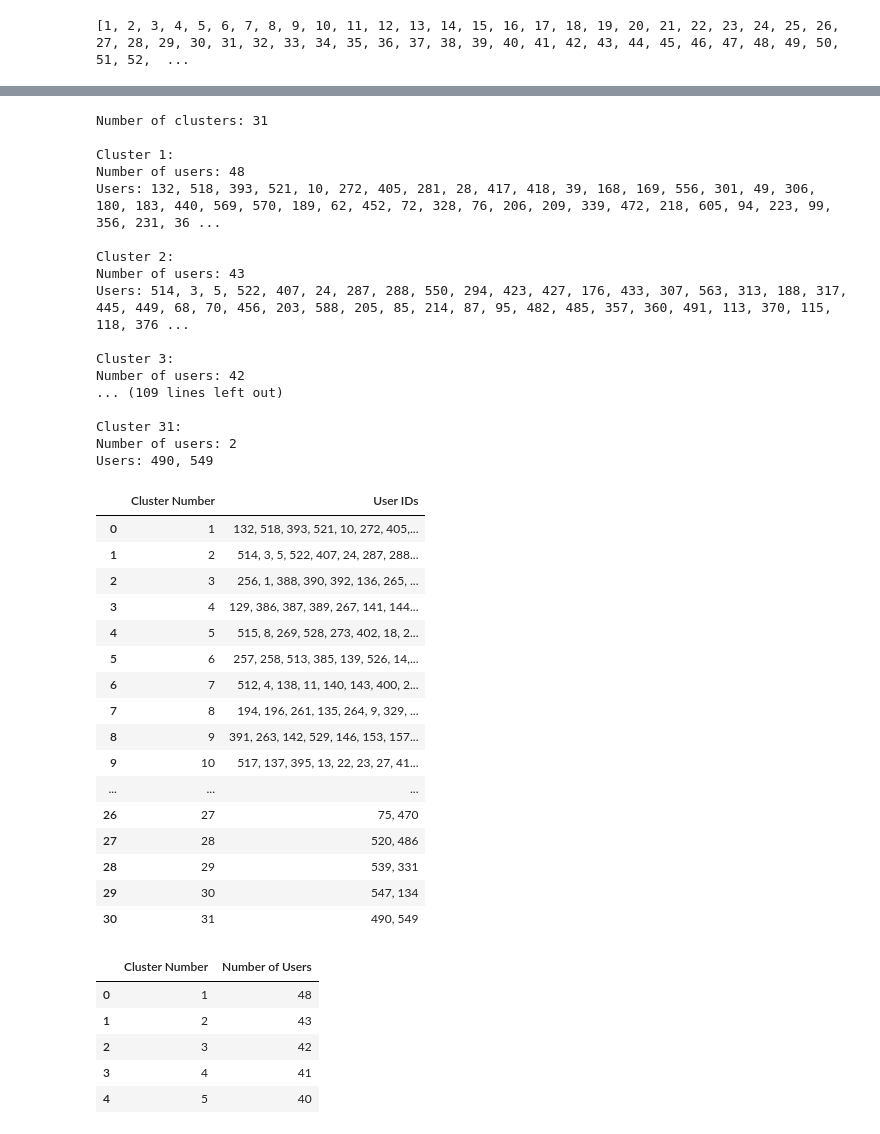
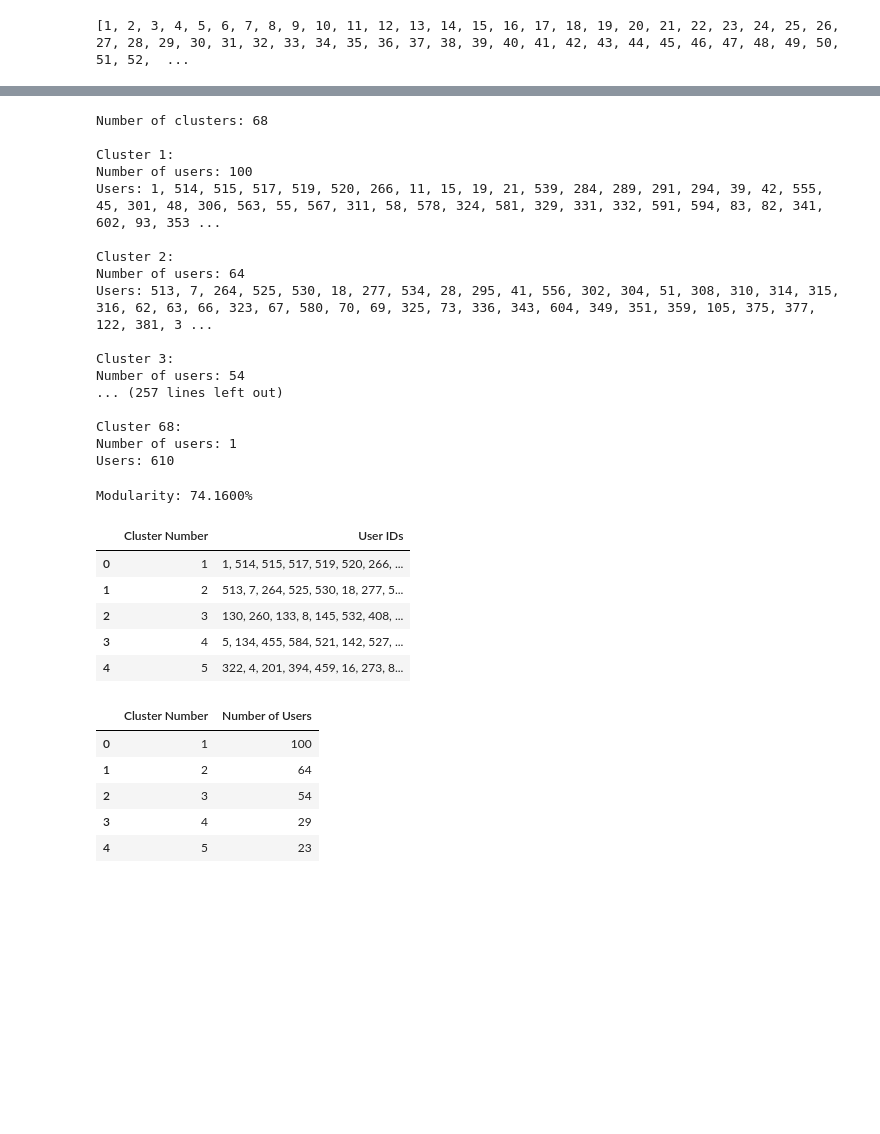
Before and after one commit to mohammed21kamall/Graduation-Project, a Jupyter notebook: Model AI/Prediction Code/NetworkCommunities.ipynb, the cells around one changed output, grey strips where cells are left out. Drawn from its saved outputs; the diff is of its cells as text; code cells hidden in the pictures; blank space fills up the shorter version.

```diff
--- a/Model AI/Prediction Code/NetworkCommunities.ipynb
+++ b/Model AI/Prediction Code/NetworkCommunities.ipynb
@@ -5,7 +5,7 @@ import heapq
 import matplotlib.pyplot as plt
 from networkx.algorithms.community import greedy_modularity_communities
 # %%
-RATINGS = pd.read_csv('drive/MyDrive/Dataset2/ratings.csv')
+RATINGS = pd.read_csv('drive/MyDrive/Dataset2/General Result/ratings.csv')
 # %%
 RATINGS.head()
 # %% [output]
@@ -22,13 +22,14 @@ print(USERS)
 # %% [output]
 [1, 2, 3, 4, 5, 6, 7, 8, 9, 10, 11, 12, 13, 14, 15, 16, 17, 18, 19, 20, 21, 22, 23, 24, 25, 26, 27, 28, 29, 30, 31, 32, 33, 34, 35, 36, 37, 38, 39, 40, 41, 42, 43, 44, 45, 46, 47, 48, 49, 50, 51, 52,  ...
 # %%
-SIMILARITY = pd.read_csv('drive/MyDrive/Dataset2/SimilarityOfUsers.csv')
+SIMILARITY = pd.read_csv('drive/MyDrive/Dataset2/General Result/SimilartMatrix.csv')
 # Clip values to 1.0
 SIMILARITY = SIMILARITY.clip(upper=1.0)
 # Apply lambda function to replace negative values with 0
 SIMILARITY = SIMILARITY.applymap(lambda x: max(0, x))
 # Start the row index from 1
 SIMILARITY.index = range(1, len(SIMILARITY) + 1)
+SIMILARITY = SIMILARITY.drop(columns=['Unnamed: 0'])
 # %%
 SIMILARITY.head()
 # %% [output]
@@ -115,13 +116,10 @@ def plot_network(G):
 
     plt.title("Complex Network Based on User Similarities")
     plt.show()
-
 # Example usage:
-k = 2
+k = 1
 p = 1
-
 network = model_complex_network(USERS, similarity_results, k, p)
-
 # Print edges with weights
 for u, v, data in network.edges(data=True):
     print(f"Edge ({u}, {v}) with weight {data['weight']}")
@@ -171,71 +167,56 @@ def calculate_modularity(network, communities):
     # Convert the list of communities to a format accepted by the modularity function
     community_list = [set(community) for community in communities]
     return modularity(network, community_list)
-
 # Detect communities
 COMMUNITY = detect_communities(network)
-
 # Print community information
 print_communities(COMMUNITY)
 # %% [output]
-Number of clusters: 31
+Number of clusters: 68
 
 Cluster 1:
-Number of users: 48
-Users: 132, 518, 393, 521, 10, 272, 405, 281, 28, 417, 418, 39, 168, 169, 556, 301, 49, 306, 180, 183, 440, 569, 570, 189, 62, 452, 72, 328, 76, 206, 209, 339, 472, 218, 605, 94, 223, 99, 356, 231, 36 ...
+Number of users: 100
+Users: 1, 514, 515, 517, 519, 520, 266, 11, 15, 19, 21, 539, 284, 289, 291, 294, 39, 42, 555, 45, 301, 48, 306, 563, 55, 567, 311, 58, 578, 324, 581, 329, 331, 332, 591, 594, 83, 82, 341, 602, 93, 353 ...
 
 Cluster 2:
-Number of users: 43
-Users: 514, 3, 5, 522, 407, 24, 287, 288, 550, 294, 423, 427, 176, 433, 307, 563, 313, 188, 317, 445, 449, 68, 70, 456, 203, 588, 205, 85, 214, 87, 95, 482, 485, 357, 360, 491, 113, 370, 115, 118, 376 ...
+Number of users: 64
+Users: 513, 7, 264, 525, 530, 18, 277, 534, 28, 295, 41, 556, 302, 304, 51, 308, 310, 314, 315, 316, 62, 63, 66, 323, 67, 580, 70, 69, 325, 73, 336, 343, 604, 349, 351, 359, 105, 375, 377, 122, 381, 3 ...
 
 Cluster 3:
-Number of users: 42
-... (109 lines left out)
+Number of users: 54
+... (257 lines left out)
 
-Cluster 31:
-Number of users: 2
-Users: 490, 549
+Cluster 68:
+Number of users: 1
+Users: 610
+# %%
+accuracy = calculate_modularity(network, COMMUNITY)
+print(f"Modularity: {accuracy*100:.4f}%")
+# %% [output]
+Modularity: 74.1600%
 # %%
-
 def communities_to_dataframe(communities):
     # Initialize an empty list to store dictionaries
     rows = []
-
     # Iterate through the communities
     for i, community in enumerate(communities):
         # Concatenate user IDs into a string
         user_ids = ', '.join(map(str, community))
-
         # Append cluster number and user IDs as a dictionary
         rows.append({'Cluster Number': i+1, 'User IDs': user_ids})
-
     # Convert the list of dictionaries into a DataFrame
-
     df = pd.DataFrame(rows)
-
     return df
-
 # Convert communities to DataFrame
 NETWORK_CLUSTER = communities_to_dataframe(COMMUNITY)
-NETWORK_CLUSTER.head(50)
+NETWORK_CLUSTER.head()
 # %% [output]
 |  | Cluster Number | User IDs |
-| 0 | 1 | 132, 518, 393, 521, 10, 272, 405,... |
-| 1 | 2 | 514, 3, 5, 522, 407, 24, 287, 288... |
-| 2 | 3 | 256, 1, 388, 390, 392, 136, 265, ... |
-| 3 | 4 | 129, 386, 387, 389, 267, 141, 144... |
-| 4 | 5 | 515, 8, 269, 528, 273, 402, 18, 2... |
-| 5 | 6 | 257, 258, 513, 385, 139, 526, 14,... |
-| 6 | 7 | 512, 4, 138, 11, 140, 143, 400, 2... |
-| 7 | 8 | 194, 196, 261, 135, 264, 9, 329, ... |
-| 8 | 9 | 391, 263, 142, 529, 146, 153, 157... |
-| 9 | 10 | 517, 137, 395, 13, 22, 23, 27, 41... |
-| ... | ... | ... |
-| 26 | 27 | 75, 470 |
-| 27 | 28 | 520, 486 |
-| 28 | 29 | 539, 331 |
-| 29 | 30 | 547, 134 |
-| 30 | 31 | 490, 549 |
+| 0 | 1 | 1, 514, 515, 517, 519, 520, 266, ... |
+| 1 | 2 | 513, 7, 264, 525, 530, 18, 277, 5... |
+| 2 | 3 | 130, 260, 133, 8, 145, 532, 408, ... |
+| 3 | 4 | 5, 134, 455, 584, 521, 142, 527, ... |
+| 4 | 5 | 322, 4, 201, 394, 459, 16, 273, 8... |
 # %%
 def cluster_user_count(communities):
     # Initialize an empty list to store cluster numbers and corresponding user counts
@@ -263,9 +244,9 @@ NUMBER_OF_USER_IN_EACH_CLUSTER = pd.DataFrame(cluster_counts, columns=['Cluster
 NUMBER_OF_USER_IN_EACH_CLUSTER.head()
 # %% [output]
 |  | Cluster Number | Number of Users |
-| 0 | 1 | 48 |
-| 1 | 2 | 43 |
-| 2 | 3 | 42 |
-| 3 | 4 | 41 |
-| 4 | 5 | 40 |
+| 0 | 1 | 100 |
+| 1 | 2 | 64 |
+| 2 | 3 | 54 |
+| 3 | 4 | 29 |
+| 4 | 5 | 23 |
 # %%
```
Also changed, not shown: parts of 6 cells of this notebook.
